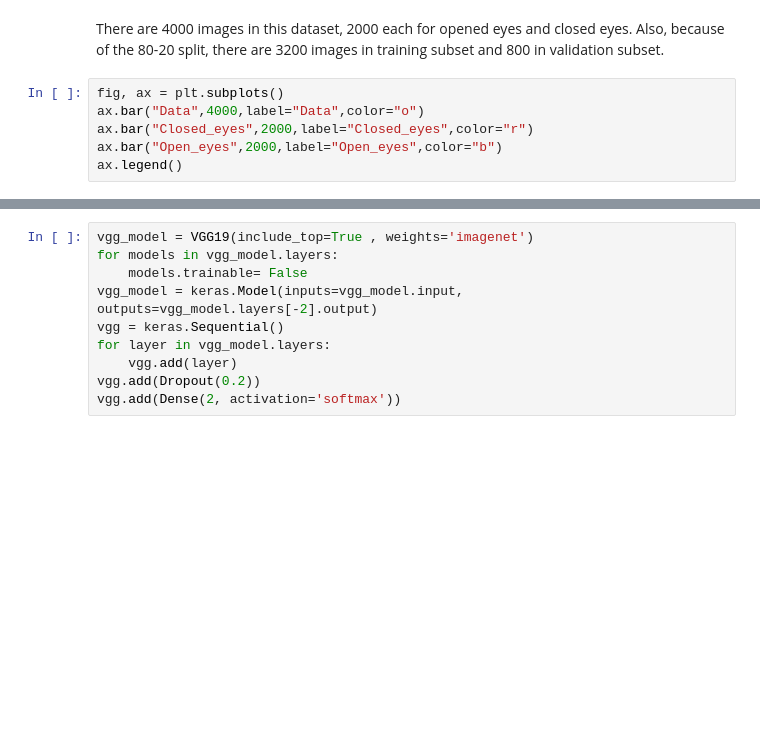
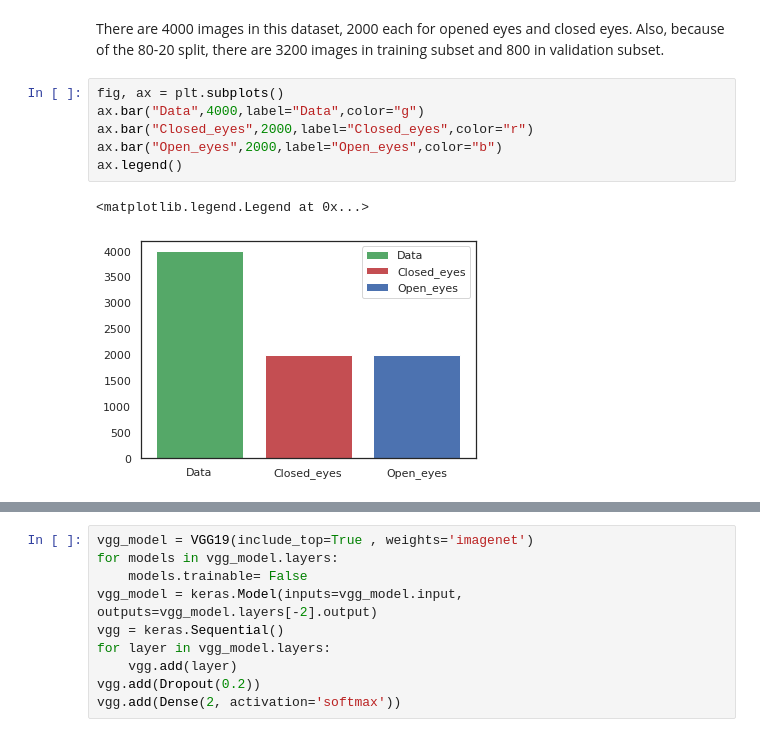
Before and after one commit to akilanarasu1994/deep-learning-final, a Jupyter notebook: final-project-drowsiness-detection.ipynb, the cells around one changed output, grey strips where cells are left out. Drawn from its saved outputs; the diff is of its cells as text; blank space fills up the shorter version.

```diff
--- a/final-project-drowsiness-detection.ipynb
+++ b/final-project-drowsiness-detection.ipynb
@@ -98,10 +99,13 @@ There are 4000 images in this dataset, 2000 each for opened eyes and closed eyes
 Also, because of the 80-20 split, there are 3200 images in training subset and 800 in validation subset.
 # %%
 fig, ax = plt.subplots()
-ax.bar("Data",4000,label="Data",color="o")
+ax.bar("Data",4000,label="Data",color="g")
 ax.bar("Closed_eyes",2000,label="Closed_eyes",color="r")
 ax.bar("Open_eyes",2000,label="Open_eyes",color="b")
 ax.legend()
+# %% [output]
+<matplotlib.legend.Legend at 0x...>
+[figure, added]
 # %%
 fig, ax = plt.subplots()
 ax.bar("Data",4000,label="Data",color="g")
```
Also changed, not shown: parts of 8 cells of this notebook.
